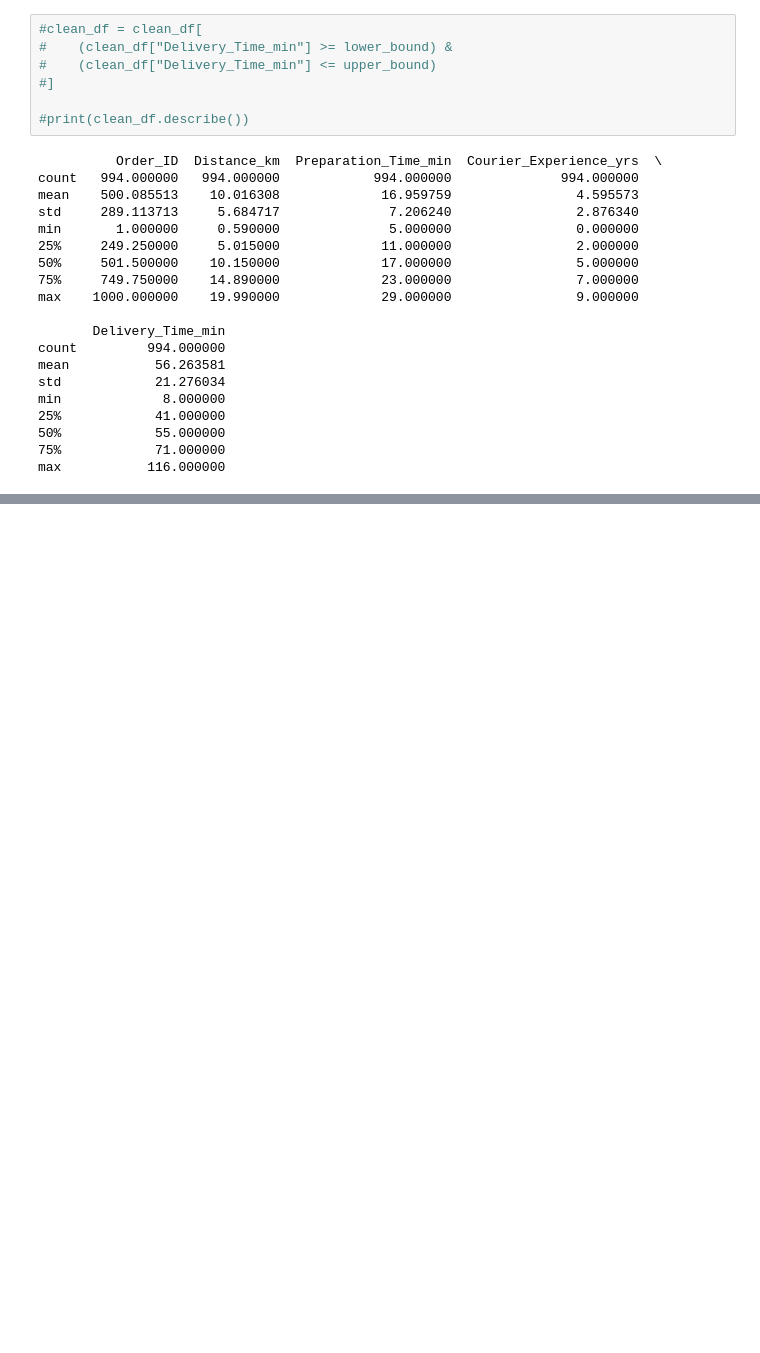
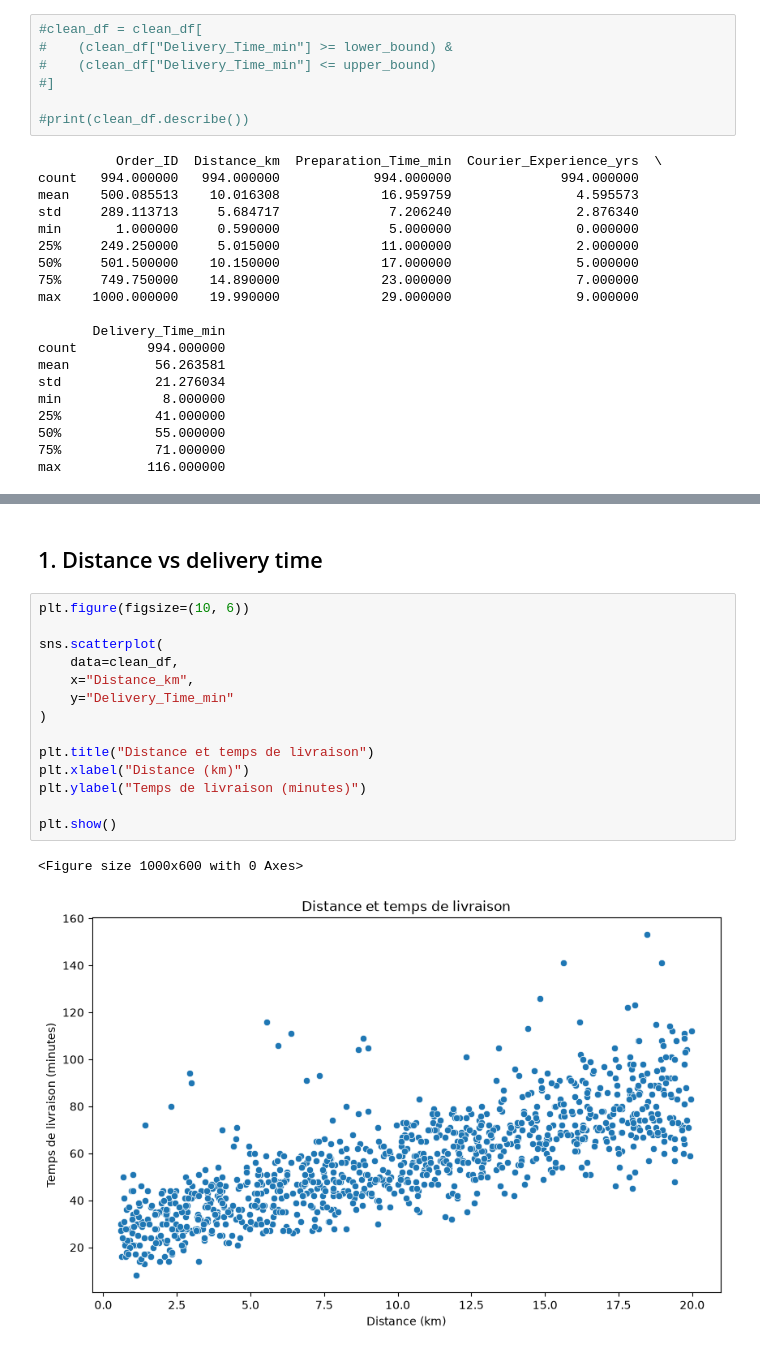
Before and after one commit to lahcen404/DeliveryETA, a Jupyter notebook: notebooks/delivery_eta_analysis.ipynb, the cells around one changed output, grey strips where cells are left out. Cells and saved outputs as stored; diff of their text form; blank space fills up the shorter version.

```diff
--- a/notebooks/delivery_eta_analysis.ipynb
+++ b/notebooks/delivery_eta_analysis.ipynb
@@ -281,0 +484,19 @@ max           116.000000
+# %% [markdown]
+## 1. Distance vs delivery time
+# %%
+plt.figure(figsize=(10, 6))
+
+sns.scatterplot(
+    data=clean_df,
+    x="Distance_km",
+    y="Delivery_Time_min"
+)
+
+plt.title("Distance et temps de livraison")
+plt.xlabel("Distance (km)")
+plt.ylabel("Temps de livraison (minutes)")
+
+plt.show()
+# %% [output]
+<Figure size 1000x600 with 0 Axes>
+[figure, added]
```
Also changed, not shown: parts of 32 cells of this notebook, 2 other files.
